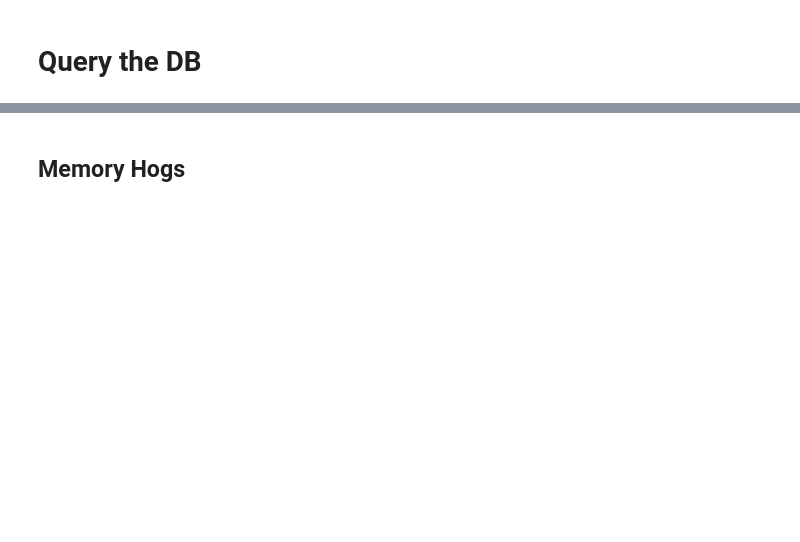
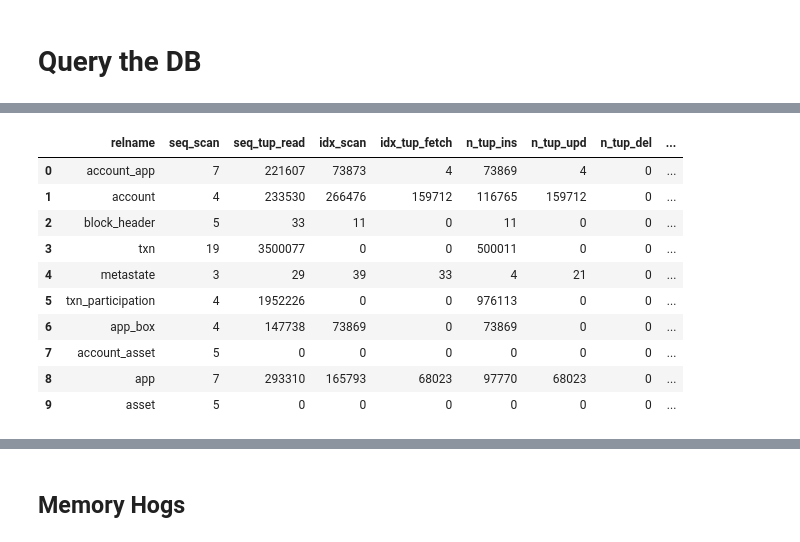
Before and after one commit to tzaffi/conduit, a Jupyter notebook: performance/pg_stats.ipynb, the cells around one changed output, grey strips where cells are left out. Drawn from its saved outputs; the diff is of its cells as text; code cells hidden in the pictures; blank space fills up the shorter version.

```diff
--- a/performance/pg_stats.ipynb
+++ b/performance/pg_stats.ipynb
@@ -114,0 +132,16 @@ dfs = get_stats()
+# %%
+query("""SELECT relname, seq_scan, seq_tup_read, idx_scan, idx_tup_fetch, n_tup_ins, n_tup_upd, n_tup_del, n_tup_hot_upd, n_live_tup, n_dead_tup
+FROM pg_stat_all_tables
+WHERE schemaname = 'public';""")
+# %% [output]
+|  | relname | seq_scan | seq_tup_read | idx_scan | idx_tup_fetch | n_tup_ins | n_tup_upd | n_tup_del | ... |
+| 0 | account_app | 7 | 221607 | 73873 | 4 | 73869 | 4 | 0 | ... |
+| 1 | account | 4 | 233530 | 266476 | 159712 | 116765 | 159712 | 0 | ... |
+| 2 | block_header | 5 | 33 | 11 | 0 | 11 | 0 | 0 | ... |
+| 3 | txn | 19 | 3500077 | 0 | 0 | 500011 | 0 | 0 | ... |
+| 4 | metastate | 3 | 29 | 39 | 33 | 4 | 21 | 0 | ... |
+| 5 | txn_participation | 4 | 1952226 | 0 | 0 | 976113 | 0 | 0 | ... |
+| 6 | app_box | 4 | 147738 | 73869 | 0 | 73869 | 0 | 0 | ... |
+| 7 | account_asset | 5 | 0 | 0 | 0 | 0 | 0 | 0 | ... |
+| 8 | app | 7 | 293310 | 165793 | 68023 | 97770 | 68023 | 0 | ... |
+| 9 | asset | 5 | 0 | 0 | 0 | 0 | 0 | 0 | ... |
```
Also changed, not shown: parts of 19 cells of this notebook, 1 other file.
